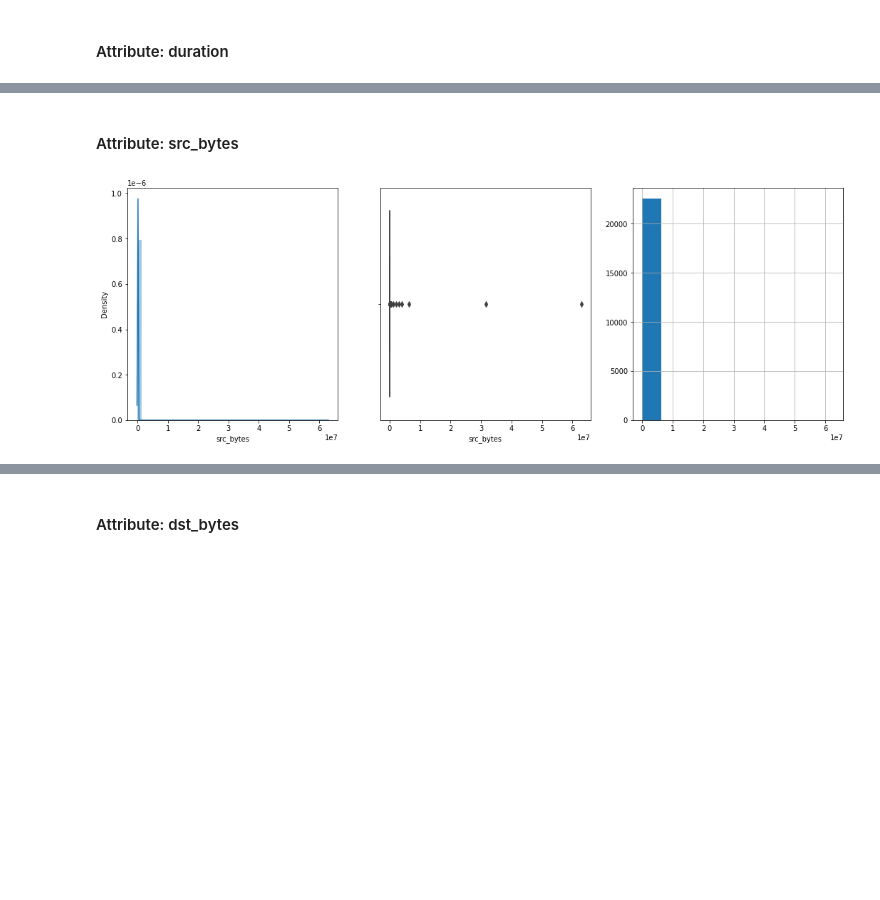
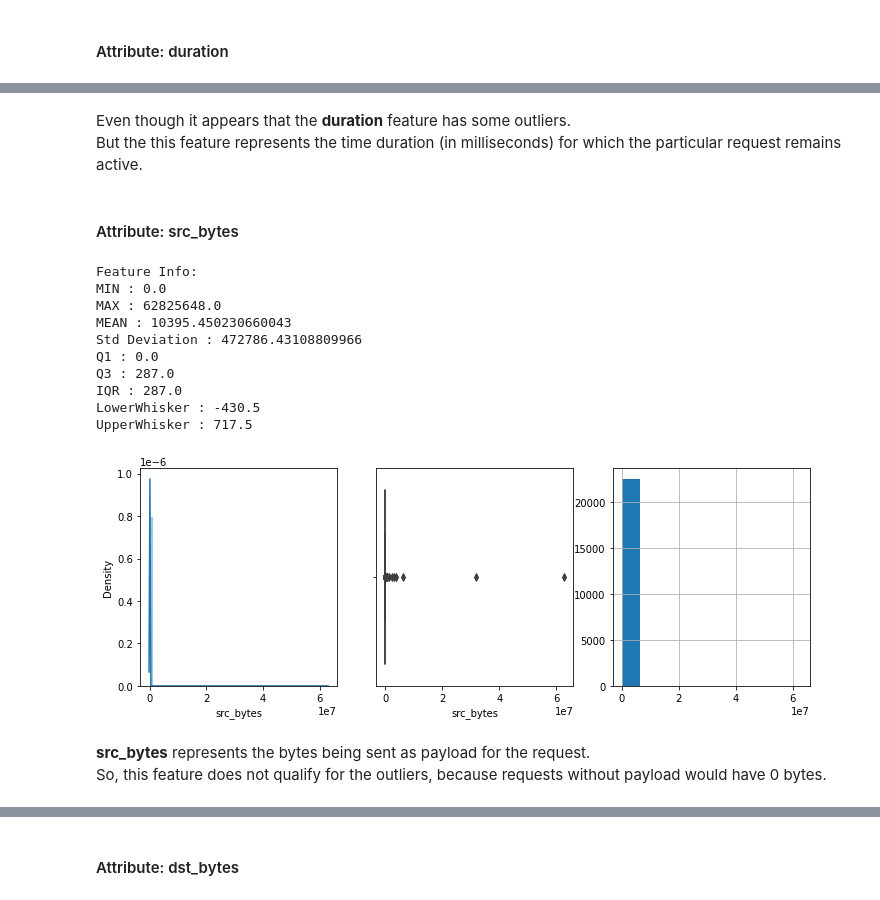
Before and after one commit to umang8496/bits-dse, a Jupyter notebook: ids_assignment_01/signature-detection-classifier.ipynb, the cells around one changed output, grey strips where cells are left out. Cells and saved outputs as stored; diff of their text form; code cells hidden in the pictures; blank space fills up the shorter version.

```diff
--- a/ids_assignment_01/signature-detection-classifier.ipynb
+++ b/ids_assignment_01/signature-detection-classifier.ipynb
@@ -346,7 +256,25 @@ None
+# %%
+def showFeatureInfo(attr):
+    print('Feature Info:')
+    q1 = df[attr].quantile(0.25)
+    q3 = df[attr].quantile(0.75)
+    iqr = q3 - q1
+    lower_whisker = q1 - 1.5*iqr
+    upper_whisker = q3 + 1.5*iqr
+    print('MIN :', df[attr].min())
+    print('MAX :', df[attr].max())
+    print('MEAN :', df[attr].mean())
+    print('Std Deviation :', df[attr].std())
+    print('Q1 :', q1)
+    print('Q3 :', q3)
+    print('IQR :', iqr)
+    print('LowerWhisker :', lower_whisker)
+    print('UpperWhisker :', upper_whisker)
 # %%
-def analyzeTheAttr(attr):
-    ndf = numerical_features_df[attr]
-    fig, ax = plt.subplots(1, 3, figsize=(18,6))
+def analyzeTheFeature(attr):
+    _ = showFeatureInfo(attr)
+    ndf = df[attr]
+    fig, ax = plt.subplots(1, 3, figsize=(12,4))
     _ = sns.distplot(ndf, bins=50, kde=True, ax=ax[0])
     _ = sns.boxplot(ndf, ax=ax[1])
     _ = ndf.hist(ax=ax[2])
@@ -360,6 +346,22 @@ _ = analyzeTheAttr('duration')
+# %% [markdown]
+Even though it appears that the <b>duration</b> feature has some outliers.
+But the this feature represents the time duration (in milliseconds) for which the particular request remains active.
 # %% [markdown]
 #### Attribute: src_bytes
 # %%
-_ = analyzeTheAttr('src_bytes')
+_ = analyzeTheFeature('src_bytes')
 # %% [output]
+Feature Info:
+MIN : 0.0
+MAX : 62825648.0
+MEAN : 10395.450230660043
+Std Deviation : 472786.43108809966
+Q1 : 0.0
+Q3 : 287.0
+IQR : 287.0
+LowerWhisker : -430.5
+UpperWhisker : 717.5
-[figure, old version]
+[figure, new version]
+# %% [markdown]
+<b>src_bytes</b> represents the bytes being sent as payload for the request.
+So, this feature does not qualify for the outliers, because requests without payload would have 0 bytes.
```
Also changed, not shown: parts of 226 cells of this notebook.
